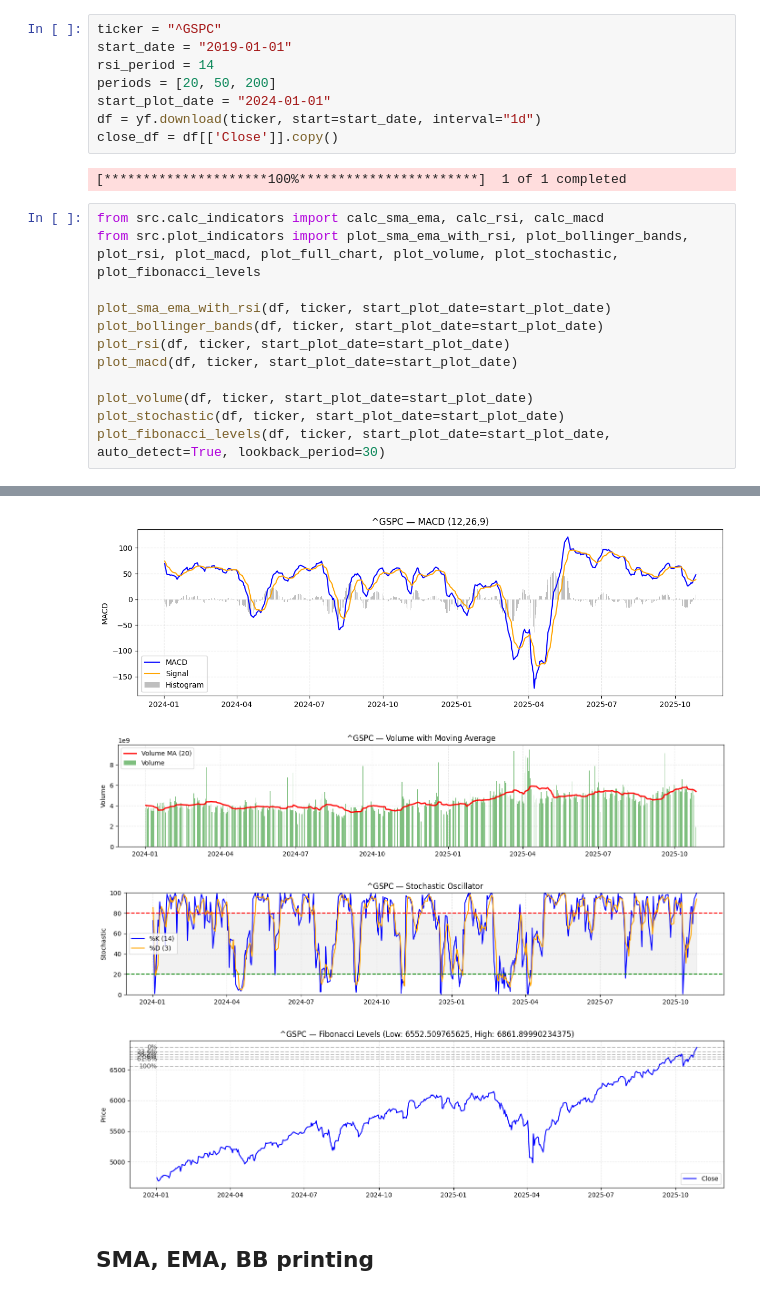
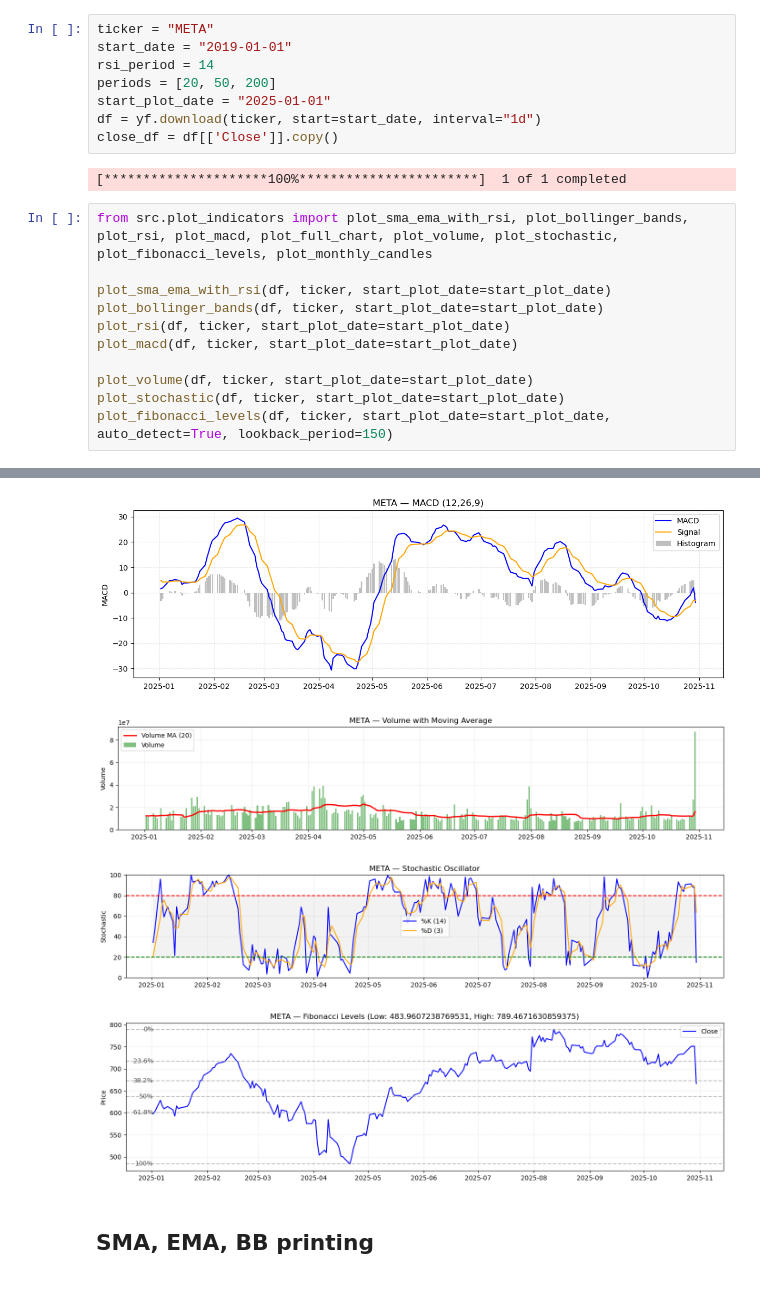
Before and after one commit to Nicootje/stock-predictor, a Jupyter notebook: notebooks/Beurs.ipynb, the cells around one changed output, grey strips where cells are left out. Saved outputs shown, nothing was run; the diff lists cells and outputs as text.

```diff
--- a/notebooks/Beurs.ipynb
+++ b/notebooks/Beurs.ipynb
@@ -28,18 +28,17 @@ Added project root to sys.path: c:\Users\Nico\Documents\Projects\stock-predictor
 # %% [markdown]
 ## Input Parameters
 # %%
-ticker = "^GSPC"
+ticker = "META"
 start_date = "2019-01-01"
 rsi_period = 14
 periods = [20, 50, 200]
-start_plot_date = "2024-01-01"
+start_plot_date = "2025-01-01"
 df = yf.download(ticker, start=start_date, interval="1d")
 close_df = df[['Close']].copy()
 # %% [output]
 [*********************100%***********************]  1 of 1 completed
 # %%
-from src.calc_indicators import calc_sma_ema, calc_rsi, calc_macd
-from src.plot_indicators import plot_sma_ema_with_rsi, plot_bollinger_bands, plot_rsi, plot_macd, plot_full_chart, plot_volume, plot_stochastic, plot_fibonacci_levels
+from src.plot_indicators import plot_sma_ema_with_rsi, plot_bollinger_bands, plot_rsi, plot_macd, plot_full_chart, plot_volume, plot_stochastic, plot_fibonacci_levels, plot_monthly_candles
 
 plot_sma_ema_with_rsi(df, ticker, start_plot_date=start_plot_date)
 plot_bollinger_bands(df, ticker, start_plot_date=start_plot_date)
@@ -48,5 +47,5 @@ plot_macd(df, ticker, start_plot_date=start_plot_date)
 
 plot_volume(df, ticker, start_plot_date=start_plot_date)
 plot_stochastic(df, ticker, start_plot_date=start_plot_date)
-plot_fibonacci_levels(df, ticker, start_plot_date=start_plot_date, auto_detect=True, lookback_period=30)
+plot_fibonacci_levels(df, ticker, start_plot_date=start_plot_date, auto_detect=True, lookback_period=150)
 # %% [output]
@@ -56,7 +55,7 @@ plot_fibonacci_levels(df, ticker, start_plot_date=start_plot_date, auto_detect=T
-[figure, old version]
+[figure, new version]
-[figure, old version]
+[figure, new version]
-[figure, old version]
+[figure, new version]
-[figure, old version]
+[figure, new version]
 # %% [markdown]
 ## SMA, EMA, BB printing
 # %%
```
Also changed, not shown: parts of 10 cells of this notebook.
